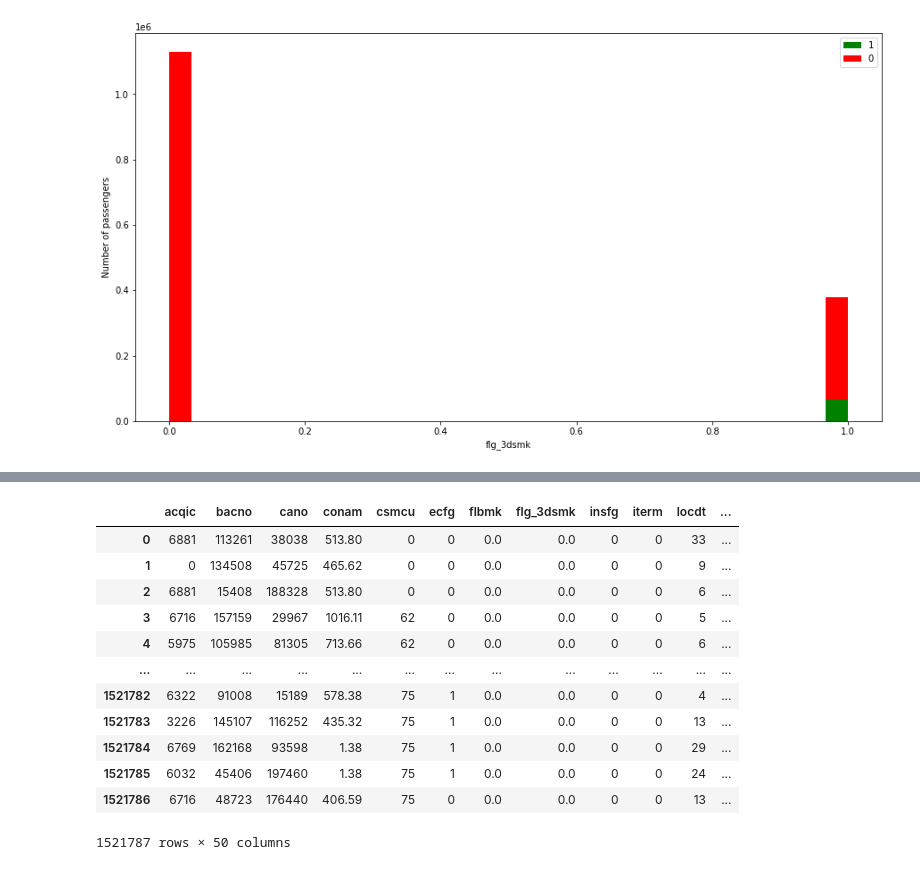
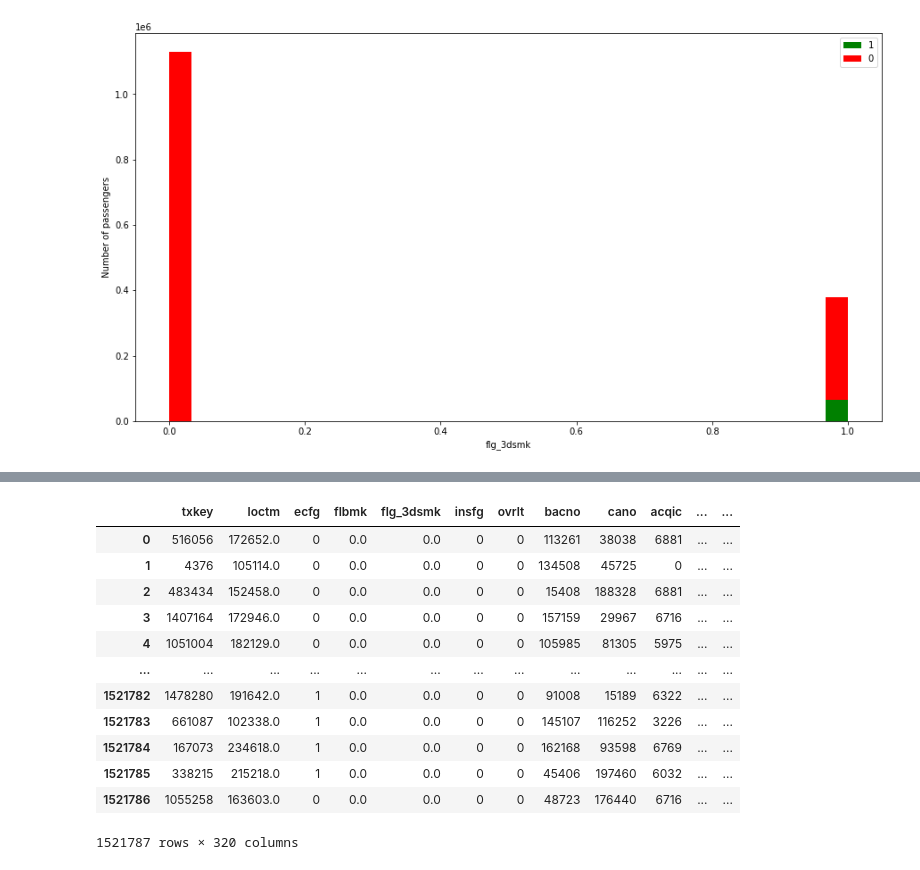
Before and after one commit to comet-602/kaggle_pre, a Jupyter notebook: credit_yushan/cardissue.ipynb, the cells around one changed output, grey strips where cells are left out. Drawn from its saved outputs; the diff is of its cells as text; code cells hidden in the pictures.

```diff
--- a/credit_yushan/cardissue.ipynb
+++ b/credit_yushan/cardissue.ipynb
@@ -308,0 +325,19 @@ df_2
+# %%
+# 第一類為唯一代碼
+# 第二類為時間
+# 第三類為Y/N註記
+# 第四類為類別型態，可轉onehotencoder的類別
+# 第五類為數值型態，可做標準化
+# 第六類為盜刷註記
+
+# 重新組成新的df欄位順序，以便後續選取欄位
+
+
+df_1_1 = df_1[['txkey']]
+df_1_2 = df_1[['locdt','loctm']]
+df_1_3 = df_1[['ecfg','flbmk','flg_3dsmk','insfg','ovrlt']]
+df_1_4 = df_1[['contp','csmcu','etymd','hcefg','iterm','stocn','stscd']]
+df_1_5 = df_1[['bacno','cano','acqic','conam','mcc','mchno','scity']]
+df_1_6 = df_1[['fraud_ind']]
+df_2 = pd.concat([df_1_1,df_1_2,df_1_3,df_1_4,df_1_5,df_1_6], axis=1, join='inner')
+df_2
@@ -308,0 +360,13 @@ df_2
+# %%
+col_type = ['contp','csmcu','etymd','hcefg','iterm','stocn','stscd','locdt']
+df_2[col_type] = df_2[col_type].astype('object')
+# %%
+def dummy(list):
+    df_list=[]
+    for i in list:
+        df_list.append(pd.get_dummies(df_2[[i]]))
+    df_2_new = pd.concat(df_list, axis=1, join='inner')
+    return df_2_new
+# %%
+df_2 = pd.concat([df_2,dummy(col_type)], axis=1, join='inner')
+df_2
@@ -309,18 +387,18 @@ df_2
 # %%
-df_2 = df_2.drop(['contp','etymd','hcefg','stscd','fraud_ind'], axis = 1)
+df_2 = df_2.drop(['contp','csmcu','etymd','hcefg','iterm','stocn','stscd','locdt','fraud_ind'], axis = 1)
 df_2
 # %% [output]
-|  | acqic | bacno | cano | conam | csmcu | ecfg | flbmk | flg_3dsmk | insfg | iterm | locdt | ... |
-| 0 | 6881 | 113261 | 38038 | 513.80 | 0 | 0 | 0.0 | 0.0 | 0 | 0 | 33 | ... |
-| 1 | 0 | 134508 | 45725 | 465.62 | 0 | 0 | 0.0 | 0.0 | 0 | 0 | 9 | ... |
-| 2 | 6881 | 15408 | 188328 | 513.80 | 0 | 0 | 0.0 | 0.0 | 0 | 0 | 6 | ... |
-| 3 | 6716 | 157159 | 29967 | 1016.11 | 62 | 0 | 0.0 | 0.0 | 0 | 0 | 5 | ... |
-| 4 | 5975 | 105985 | 81305 | 713.66 | 62 | 0 | 0.0 | 0.0 | 0 | 0 | 6 | ... |
+|  | txkey | loctm | ecfg | flbmk | flg_3dsmk | insfg | ovrlt | bacno | cano | acqic | ... | ... |
+| 0 | 516056 | 172652.0 | 0 | 0.0 | 0.0 | 0 | 0 | 113261 | 38038 | 6881 | ... | ... |
+| 1 | 4376 | 105114.0 | 0 | 0.0 | 0.0 | 0 | 0 | 134508 | 45725 | 0 | ... | ... |
+| 2 | 483434 | 152458.0 | 0 | 0.0 | 0.0 | 0 | 0 | 15408 | 188328 | 6881 | ... | ... |
+| 3 | 1407164 | 172946.0 | 0 | 0.0 | 0.0 | 0 | 0 | 157159 | 29967 | 6716 | ... | ... |
+| 4 | 1051004 | 182129.0 | 0 | 0.0 | 0.0 | 0 | 0 | 105985 | 81305 | 5975 | ... | ... |
 | ... | ... | ... | ... | ... | ... | ... | ... | ... | ... | ... | ... | ... |
-| 1521782 | 6322 | 91008 | 15189 | 578.38 | 75 | 1 | 0.0 | 0.0 | 0 | 0 | 4 | ... |
-| 1521783 | 3226 | 145107 | 116252 | 435.32 | 75 | 1 | 0.0 | 0.0 | 0 | 0 | 13 | ... |
-| 1521784 | 6769 | 162168 | 93598 | 1.38 | 75 | 1 | 0.0 | 0.0 | 0 | 0 | 29 | ... |
-| 1521785 | 6032 | 45406 | 197460 | 1.38 | 75 | 1 | 0.0 | 0.0 | 0 | 0 | 24 | ... |
-| 1521786 | 6716 | 48723 | 176440 | 406.59 | 75 | 0 | 0.0 | 0.0 | 0 | 0 | 13 | ... |
+| 1521782 | 1478280 | 191642.0 | 1 | 0.0 | 0.0 | 0 | 0 | 91008 | 15189 | 6322 | ... | ... |
+| 1521783 | 661087 | 102338.0 | 1 | 0.0 | 0.0 | 0 | 0 | 145107 | 116252 | 3226 | ... | ... |
+| 1521784 | 167073 | 234618.0 | 1 | 0.0 | 0.0 | 0 | 0 | 162168 | 93598 | 6769 | ... | ... |
+| 1521785 | 338215 | 215218.0 | 1 | 0.0 | 0.0 | 0 | 0 | 45406 | 197460 | 6032 | ... | ... |
+| 1521786 | 1055258 | 163603.0 | 0 | 0.0 | 0.0 | 0 | 0 | 48723 | 176440 | 6716 | ... | ... |
-1521787 rows × 50 columns
+1521787 rows × 320 columns
 # %%
```
Also changed, not shown: parts of 45 cells of this notebook.
